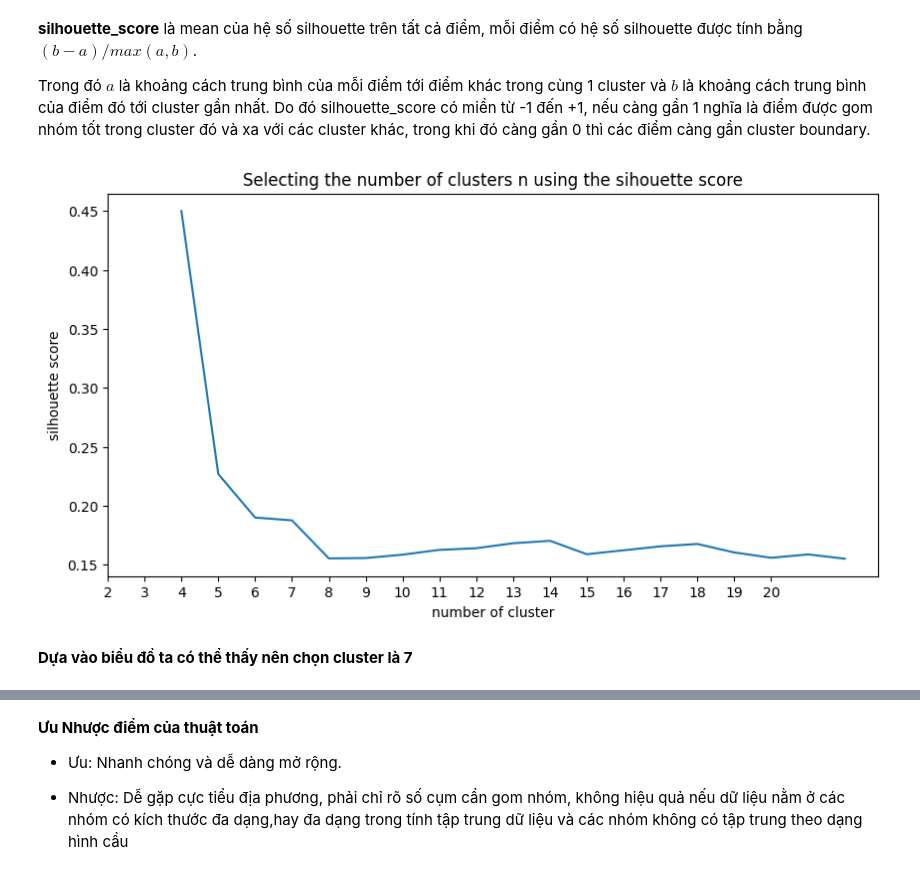
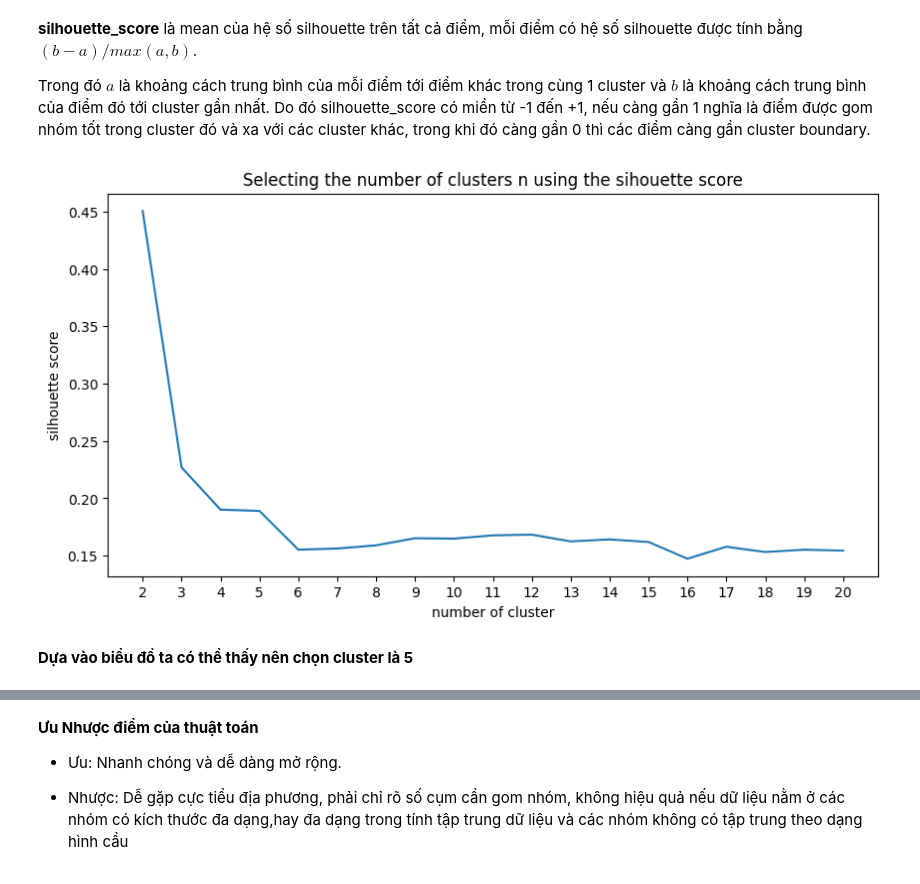
Before and after one commit to EggClf/final_lab_datascience, a Jupyter notebook: modeling.ipynb, the cells around one changed output, grey strips where cells are left out. Saved outputs shown, nothing was run; the diff lists cells and outputs as text; code cells hidden in the pictures.

```diff
--- a/modeling.ipynb
+++ b/modeling.ipynb
@@ -45,16 +47,16 @@ for i in range (2,21):
 # %%
 keys = score.keys()
 values = score.values()
 #plot dictionary for choosing good number of cluster
 plt.figure(figsize=(10,5))
 plt.plot(keys, values)
-plt.xticks(np.arange(len(keys)), keys)
+plt.xticks(np.arange(len(keys))+2, keys)
 plt.xlabel('number of cluster')
 plt.ylabel('silhouette score')
 plt.title('Selecting the number of clusters n using the sihouette score')
 plt.show()
 # %% [output]
-[figure, old version]
+[figure, new version]
 # %% [markdown]
-**Dựa vào biểu đồ ta có thể thấy nên chọn cluster là 7**
+**Dựa vào biểu đồ ta có thể thấy nên chọn cluster là 5**
 # %%
```
Also changed, not shown: parts of 11 cells of this notebook.
